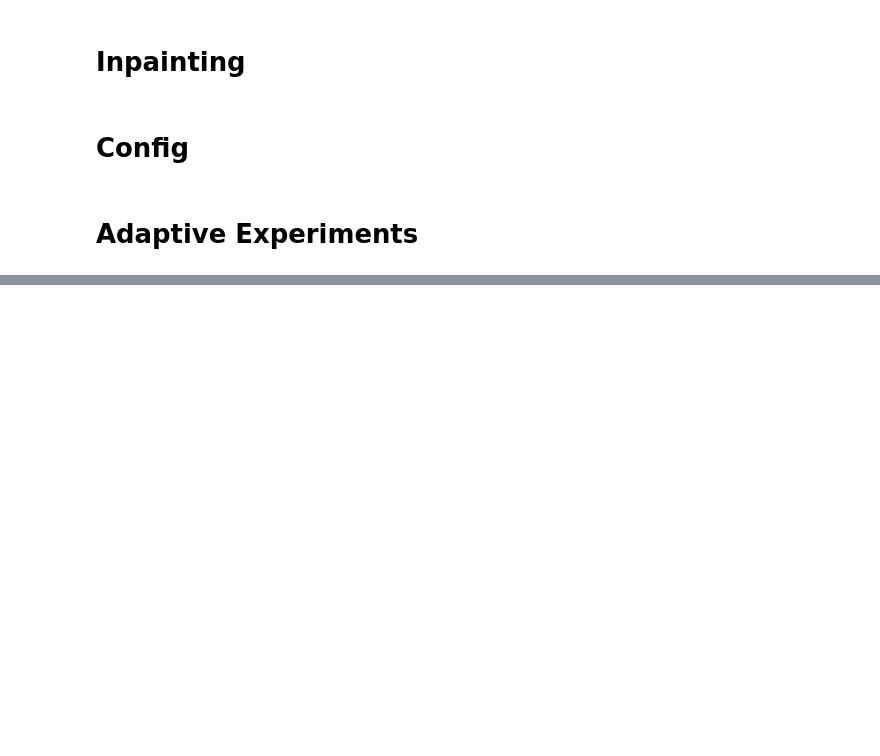
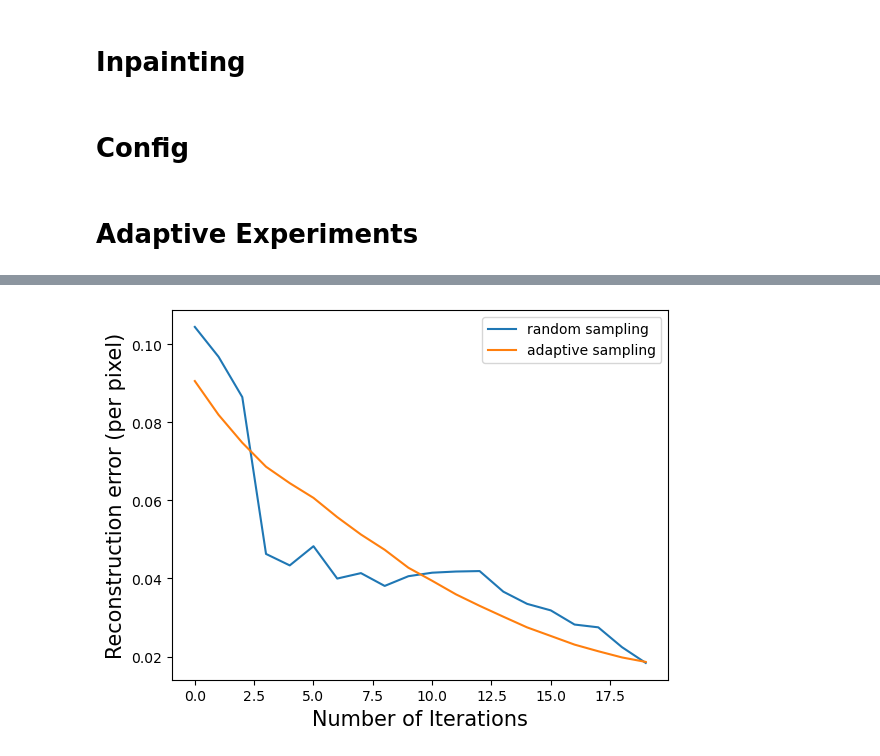
Before and after one commit to Neoanarika/inverse-probelms-urops, a Jupyter notebook: notebooks/adaptive sampling.ipynb, the cells around one changed output, grey strips where cells are left out. Cells and saved outputs as stored; diff of their text form; code cells hidden in the pictures; blank space fills up the shorter version.

```diff
--- a/notebooks/adaptive sampling.ipynb
+++ b/notebooks/adaptive sampling.ipynb
@@ -147,0 +150,31 @@ plt.show()
+# %%
+def adaptive_iteration(x):
+    adapt = make_adaptive_experiment(config)
+    x_tilde = adapt.ebm.operator(x)
+    avg_error = []
+    n_samples = 10
+    num_iter = 20
+    for i in range(num_iter):
+        imgs = torch.zeros(n_samples, 32, 32)
+        x_tilde = adapt.ebm.operator(x)
+        error = []
+        for num in range(0, n_samples):
+            x_hat = rearrange(adapt.ebm(x_tilde), "b c h w -> (b c) h w")
+            imgs[num, : , :] = x_hat
+            error.append(reconstruction_error(x, x_hat).detach().cpu())
+        avg_error.append(sum(error)/len(error))
+        A = adapt.adaptive_sample(imgs)
+        adapt.update_operator(A)
+        x_tilde = adapt.ebm.operator(x)
+    return np.array(avg_error, dtype=np.float32)
+# %%
+gen = iter(dm)
+x, y = next(gen)
+x = x.to("cuda")
+# %%
+avg_error = np.zeros(20, dtype=np.float32)
+for t in trange(1, 100):
+    x, y = next(gen)
+    x = x.to("cuda")
+    error = adaptive_iteration(x)
+    avg_error = ((t-1)/t)*avg_error + (1/t)*error
@@ -147,0 +206,9 @@ plt.show()
+# %%
+plt.xlabel('Number of Iterations', fontsize=15)
+plt.ylabel('Reconstruction error (per pixel)', fontsize=15)
+plt.plot(avg_error_non_adptive)
+plt.plot(avg_error)
+plt.legend(['random sampling','adaptive sampling'])
+plt.show()
+# %% [output]
+[figure, added]
```
Also changed, not shown: parts of 11 cells of this notebook.
